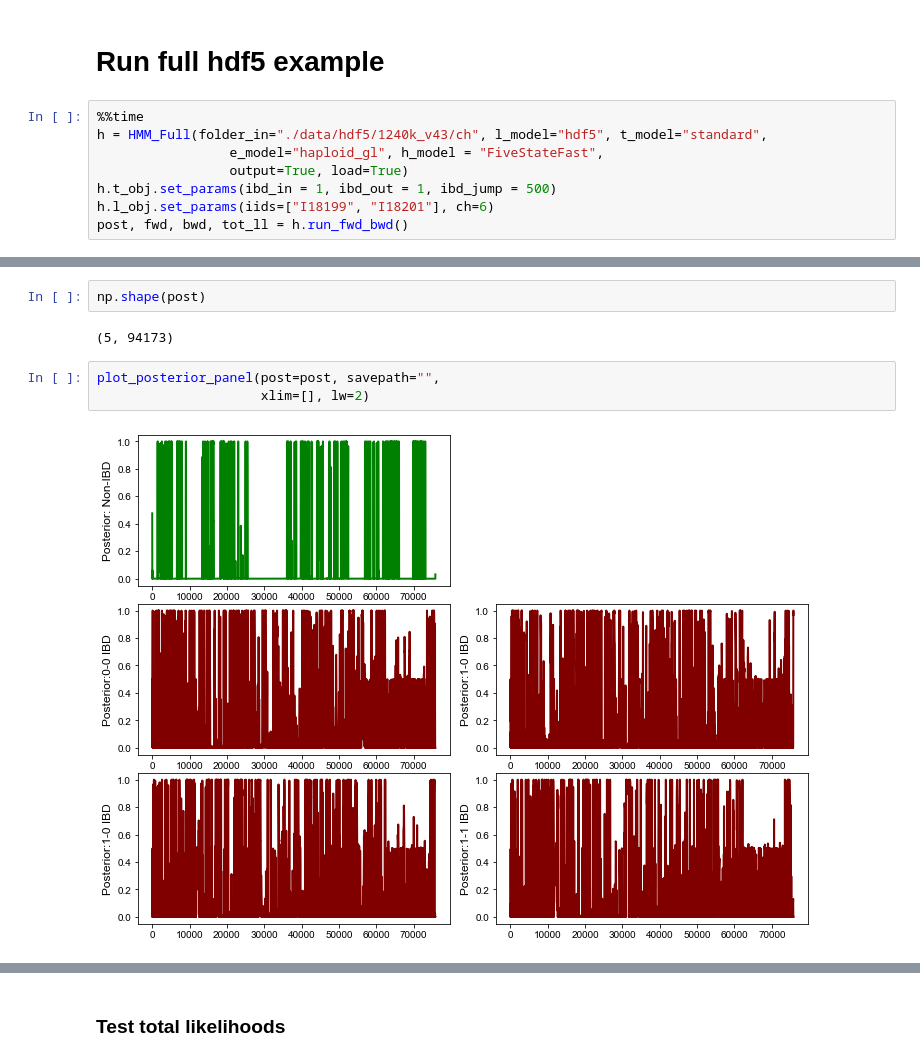
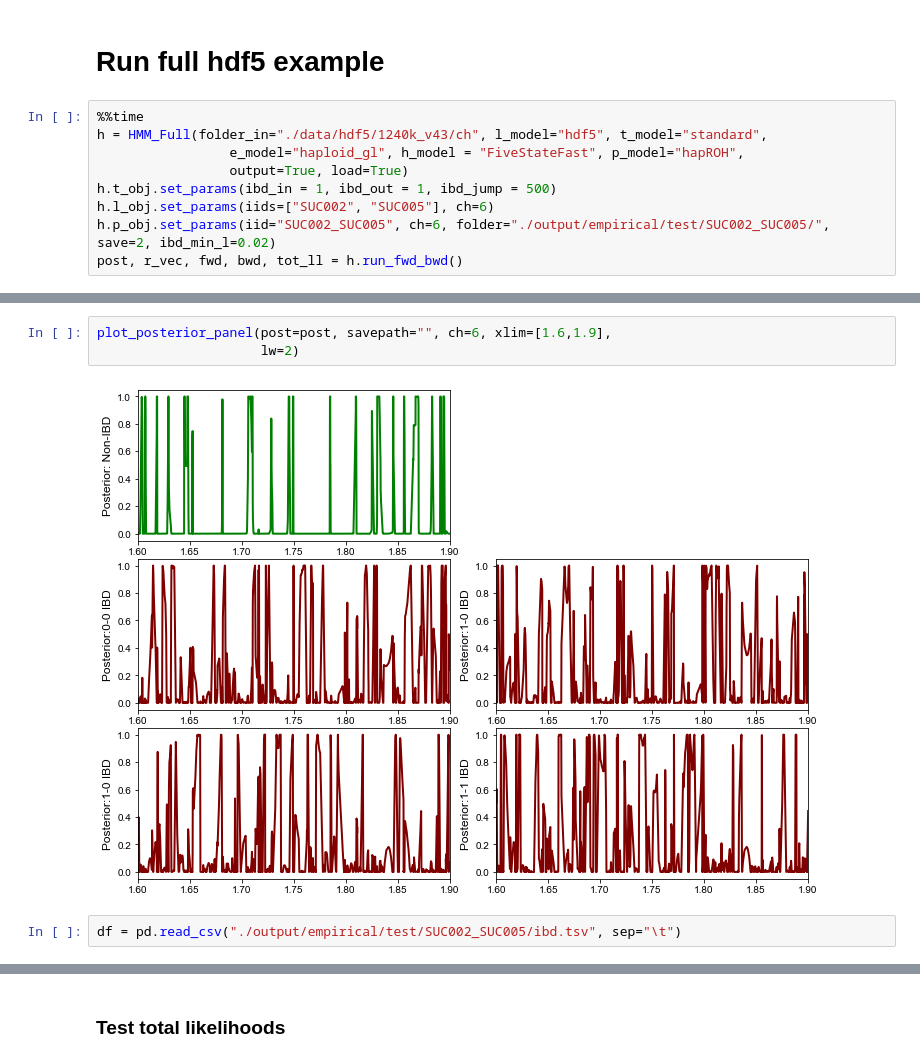
Before and after one commit to hringbauer/ancIBD, a Jupyter notebook: notebook/sandbox/run_full.ipynb, the cells around one changed output, grey strips where cells are left out. Cells and saved outputs as stored; diff of their text form.

Commit message:
Postprocessing and Improved Plotting of Posteriors

```diff
--- a/notebook/sandbox/run_full.ipynb
+++ b/notebook/sandbox/run_full.ipynb
@@ -63,11 +69,12 @@ Saved to ./figs/dumpster/5state_simulated_zoom.png
 # %%
 %%time
 h = HMM_Full(folder_in="./data/hdf5/1240k_v43/ch", l_model="hdf5", t_model="standard",
-                 e_model="haploid_gl", h_model = "FiveStateFast",
+                 e_model="haploid_gl", h_model = "FiveStateFast", p_model="hapROH",
                  output=True, load=True)
 h.t_obj.set_params(ibd_in = 1, ibd_out = 1, ibd_jump = 500)
-h.l_obj.set_params(iids=["I18199", "I18201"], ch=6)
-post, fwd, bwd, tot_ll = h.run_fwd_bwd()
+h.l_obj.set_params(iids=["SUC002", "SUC005"], ch=6)
+h.p_obj.set_params(iid="SUC002_SUC005", ch=6, folder="./output/empirical/test/SUC002_SUC005/", save=2, ibd_min_l=0.02)
+post, r_vec, fwd, bwd, tot_ll = h.run_fwd_bwd()
 # %% [output]
 Minimum Genetic Map: 0.0032 Morgan
 Maximum Genetic Map: 1.9203 Morgan
@@ -83,9 +95,7 @@ Wall time: 526 ms
-# %%
-np.shape(post)
-# %% [output]
-(5, 94173)
 # %%
-plot_posterior_panel(post=post, savepath="",
-                     xlim=[], lw=2)
+plot_posterior_panel(post=post, savepath="", ch=6, xlim=[1.6,1.9],
+                     lw=2)
 # %% [output]
-[figure, old version]
+[figure, new version]
+# %%
+df = pd.read_csv("./output/empirical/test/SUC002_SUC005/ibd.tsv", sep="\t")
```
Also changed, not shown: parts of 8 cells of this notebook, 8 other files.
